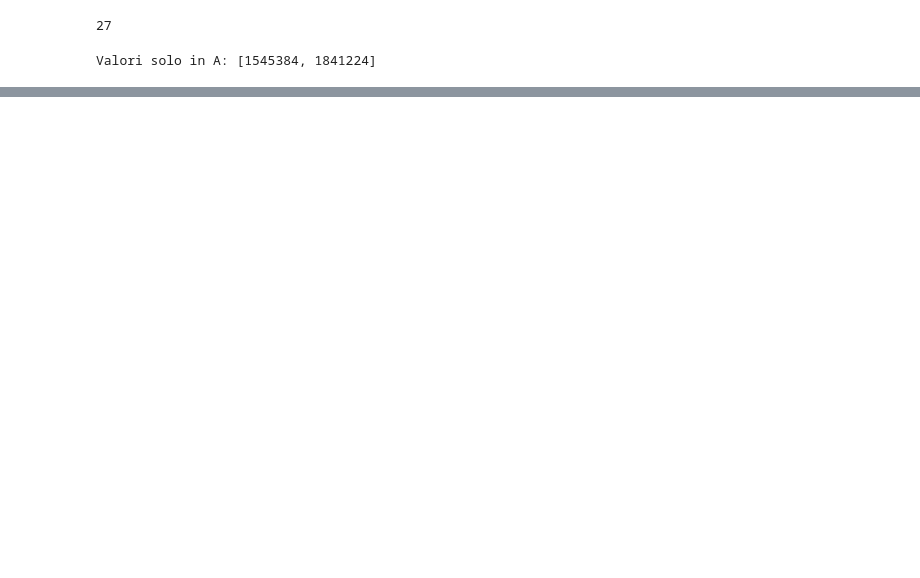
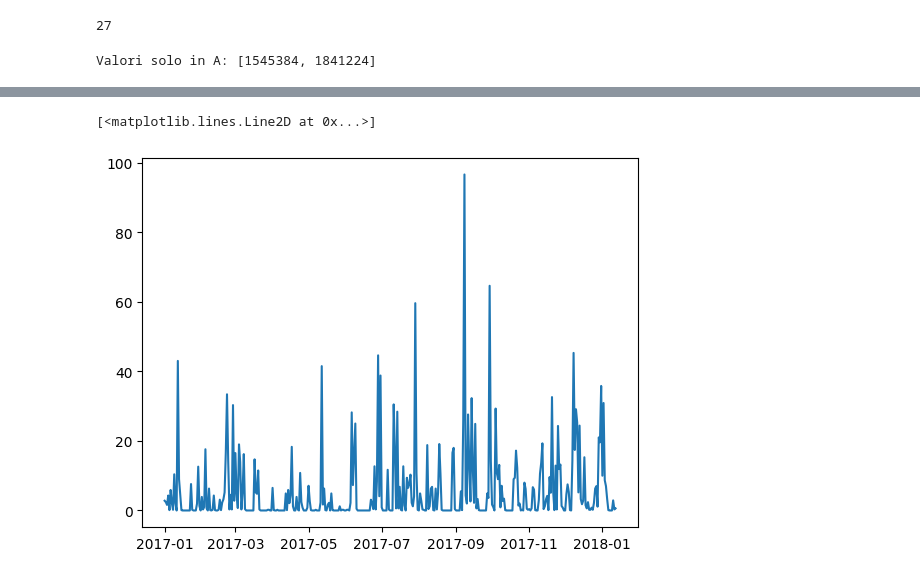
Before and after one commit to cFr4nk/Tesi_SAR_Analysis, a Jupyter notebook: Untitled-1.ipynb, the cells around one changed output, grey strips where cells are left out. Saved outputs shown, nothing was run; the diff lists cells and outputs as text; code cells hidden in the pictures; blank space fills up the shorter version.

```diff
--- a/Untitled-1.ipynb
+++ b/Untitled-1.ipynb
@@ -122,3 +105,6 @@ solo_in_a = list(set(unique_rois) - set(df_mediato.columns))
 print(f"Valori solo in A: {solo_in_a}")
 # %% [output]
 Valori solo in A: [1545384, 1841224]
+# %%
+df_rainfall = pd.read_parquet(r'/home/frank/Desktop/f.chiapperino_local/VALENCIA/SCUOLA/App/Documents/rainfall_total.parquet')
+df_rainfall.index = pd.to_datetime(df_rainfall.index, format='%Y-%m-%d')
@@ -124,0 +129,4 @@ Valori solo in A: [1545384, 1841224]
+# %%
+prima_corrispondenza = next((d for d in df_rainfall.index if np.datetime64(d) == df_stats['Date'].iloc[0]), None)
+
+print(f"Data trovata: {prima_corrispondenza}")
@@ -124,0 +135,6 @@ Valori solo in A: [1545384, 1841224]
+# %%
+df_filtered = df_rainfall.loc[prima_corrispondenza:]
+plt.plot(df_rainfall)
+# %% [output]
+[<matplotlib.lines.Line2D at 0x...>]
+[figure, added]
```
Also changed, not shown: parts of 11 cells of this notebook, 1 other file.
